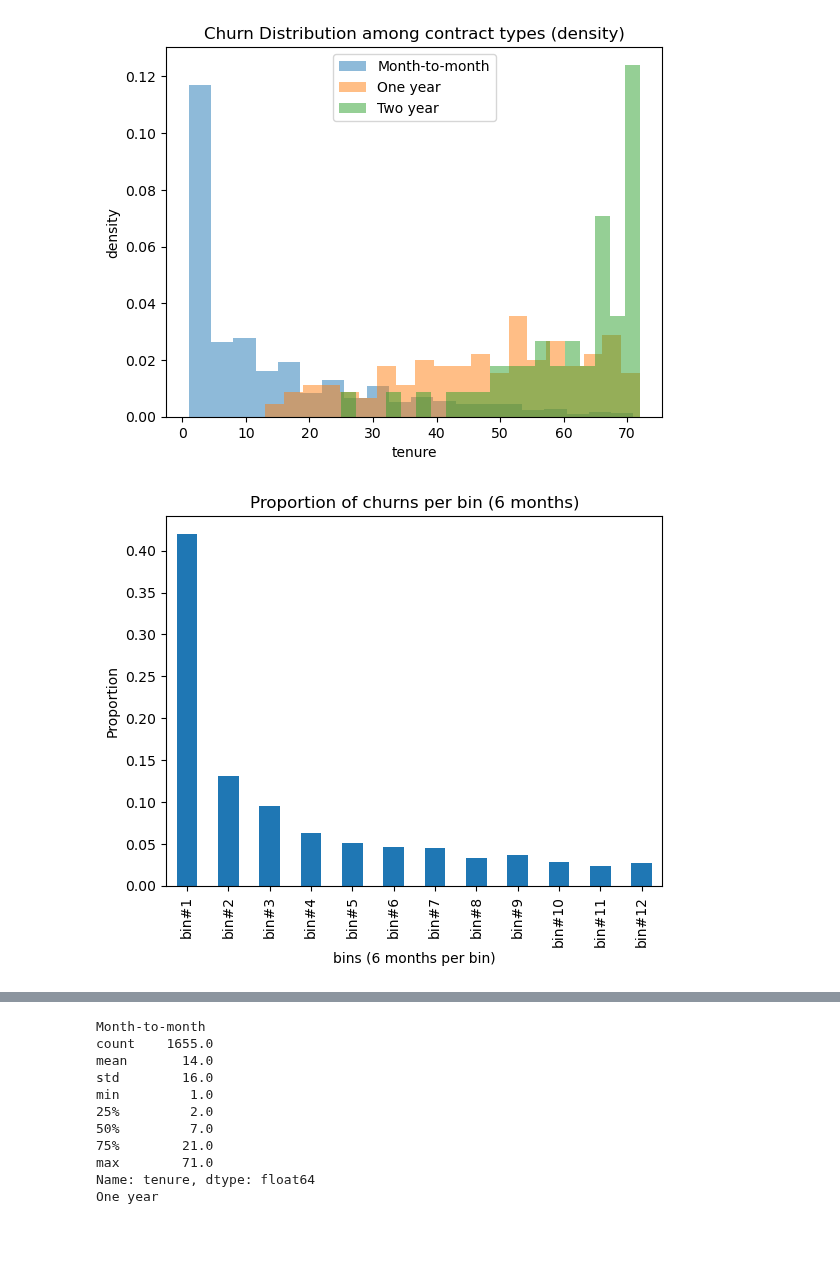
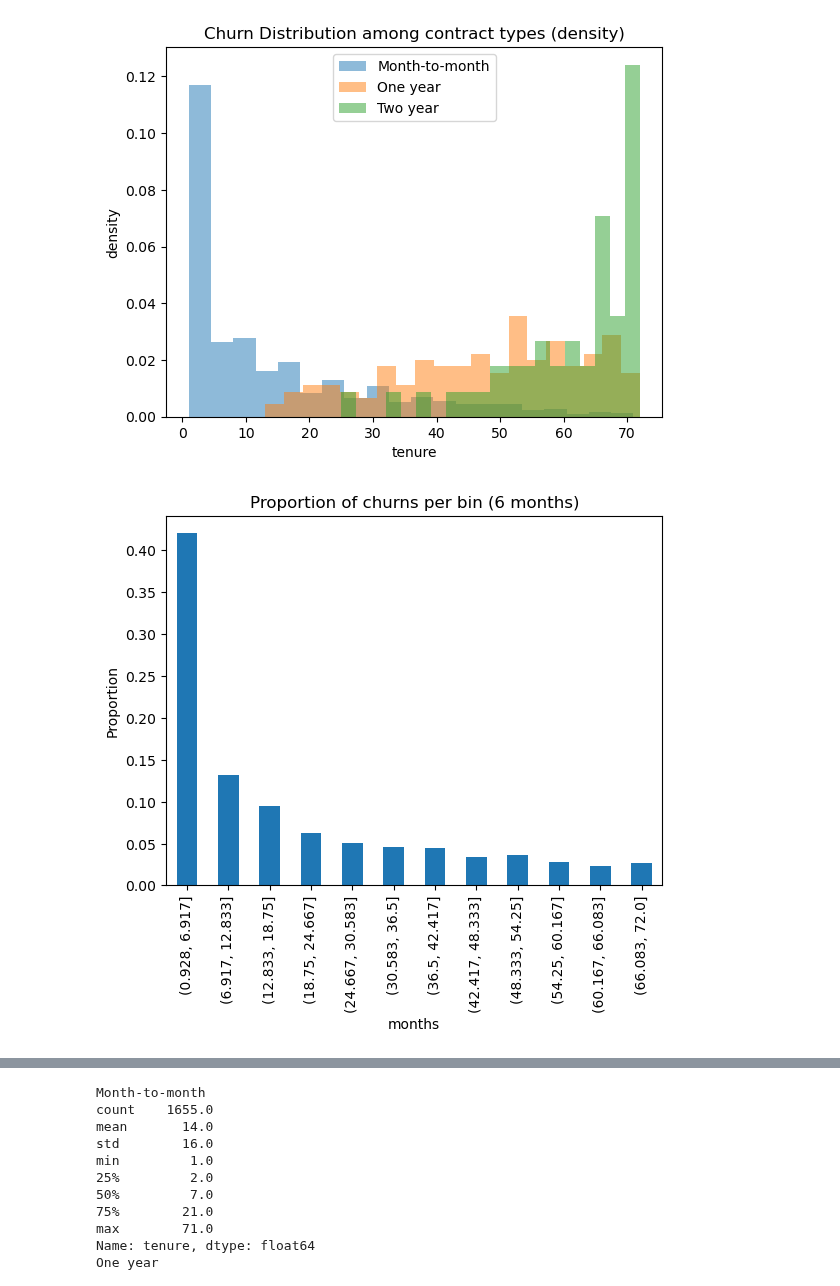
Before and after one commit to emsif84/churn_prediction, a Jupyter notebook: exploratory_data_analysis.ipynb, the cells around one changed output, grey strips where cells are left out. Drawn from its saved outputs; the diff is of its cells as text; code cells hidden in the pictures; blank space fills up the shorter version.

```diff
--- a/exploratory_data_analysis.ipynb
+++ b/exploratory_data_analysis.ipynb
@@ -240,14 +239,14 @@ plt.show()
 # %%
 ##Binning tenure to explore the proportion of churn per bin
 data_bins = data.copy()
 data_bins = data_bins[data_bins.Churn == 'Yes']
-data_bins['tenure_bin'] = pd.cut(x=data['tenure'],bins=12,labels=['bin#1','bin#2','bin#3','bin#4','bin#5','bin#6','bin#7','bin#8','bin#9','bin#10','bin#11','bin#12'])
+data_bins['tenure_bin'] = pd.cut(x=data_bins['tenure'],bins=12,include_lowest=True)
 
 data_bins.tenure_bin.value_counts(normalize=True).sort_index().plot.bar()
 plt.title('Proportion of churns per bin (6 months)')
 plt.ylabel('Proportion')
-plt.xlabel('bins (6 months per bin)')
+plt.xlabel('months')
 plt.show()
 # %% [output]
-[figure, old version]
+[figure, new version]
 # %%
```
Also changed, not shown: parts of 2 cells of this notebook.
